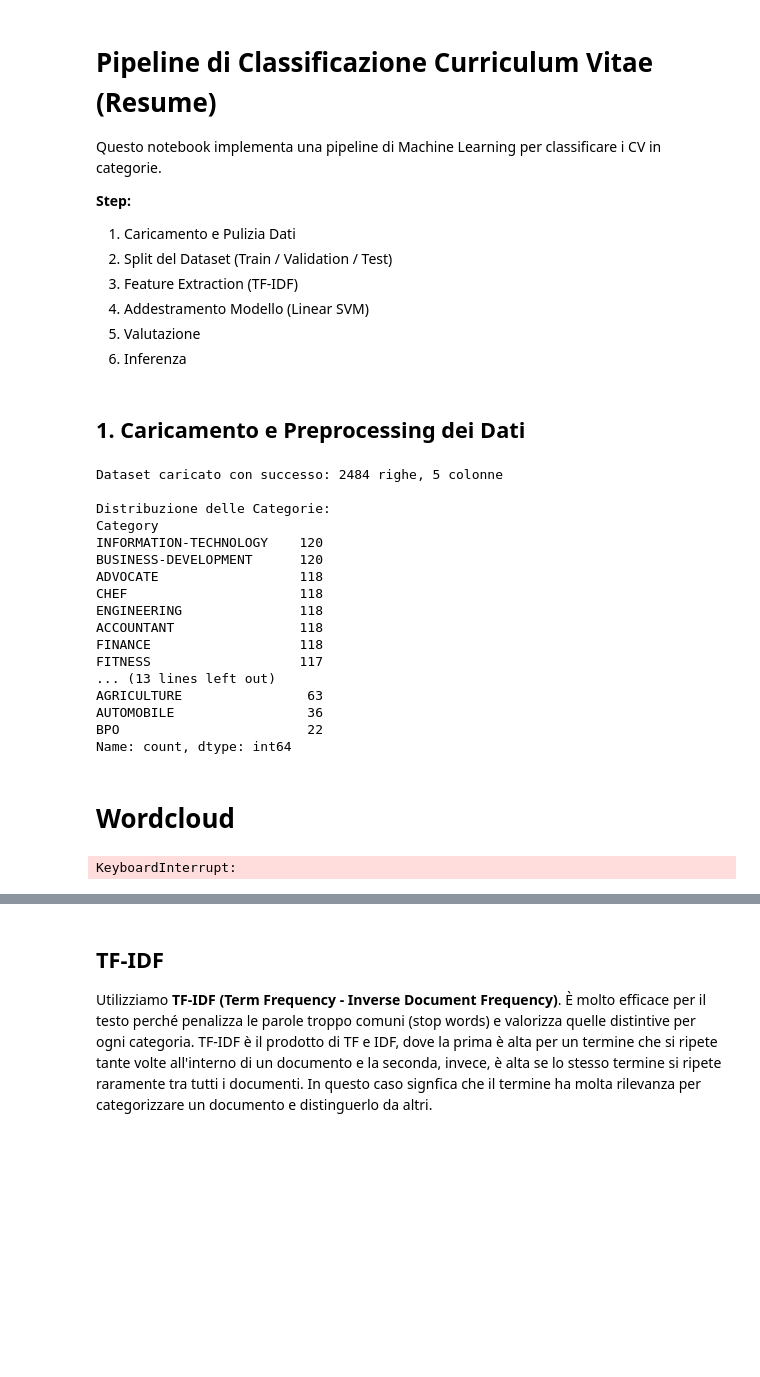
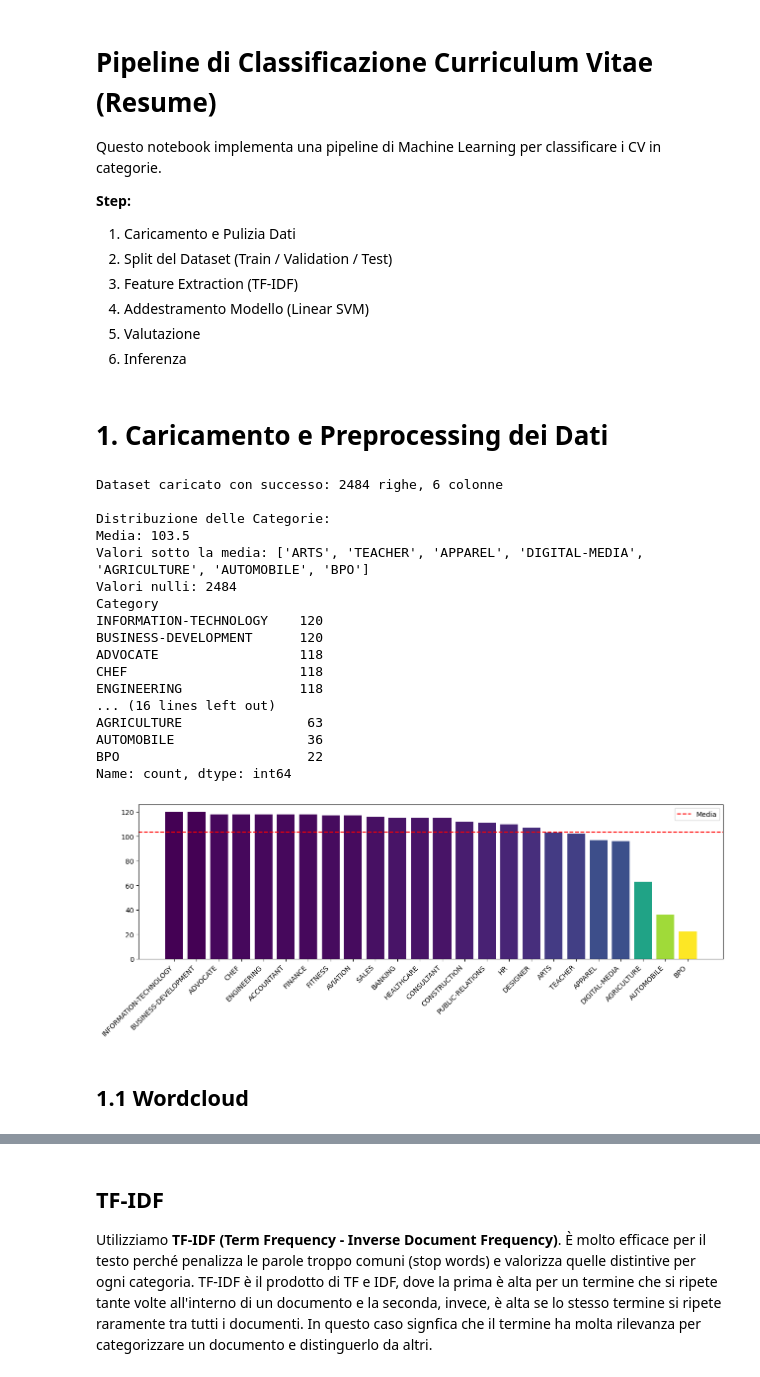
Before and after one commit to BLMando/DataScience, a Jupyter notebook: Progetto_NLP/src/resume_pipeline.ipynb, the cells around one changed output, grey strips where cells are left out. Cells and saved outputs as stored; diff of their text form; code cells hidden in the pictures; blank space fills up the shorter version.

```diff
--- a/Progetto_NLP/src/resume_pipeline.ipynb
+++ b/Progetto_NLP/src/resume_pipeline.ipynb
@@ -31,34 +39,58 @@ from tools import utils as u, plotting as up
 # %% [markdown]
-## 1. Caricamento e Preprocessing dei Dati
+# 1. Caricamento e Preprocessing dei Dati
 # %%
+# preprocessamento -> basta eseguirlo una volta nella vita e poi lo salviamo (tempo di esecuzione ~1m 16s)
 df = pd.read_csv('data/Resume.csv')
-
 df['text'] = df['Resume_str'].apply(u.preprocess_text)
-
-# Visualizzazione delle classi
-print(f"Dataset caricato con successo: {df.shape[0]} righe, {df.shape[1]} colonne")
-print("\nDistribuzione delle Categorie:")
-print(df['Category'].value_counts())
+df.to_csv('data/ppresume.csv')
-# %% [output]
-Dataset caricato con successo: 2484 righe, 5 colonne
-
-Distribuzione delle Categorie:
-Category
-INFORMATION-TECHNOLOGY    120
-BUSINESS-DEVELOPMENT      120
-ADVOCATE                  118
-CHEF                      118
-ENGINEERING               118
-ACCOUNTANT                118
-FINANCE                   118
-FITNESS                   117
-... (13 lines left out)
-AGRICULTURE                63
-AUTOMOBILE                 36
-BPO                        22
-Name: count, dtype: int64
+# %%
+df = pd.read_csv('data/ppresume.csv')
+
+## ------- Visualizzazione delle classi e altri dati
+print(f"Dataset caricato con successo: {df.shape[0]} righe, {df.shape[1]} colonne")
+print("\nDistribuzione delle Categorie:")
+
+categories = df['Category'].value_counts()
+meanv = categories.values.mean()
+
+print(f"Media: {meanv}")
+print(f"Valori sotto la media: {list(categories[categories < meanv].index)}")
+print(f"Valori nulli: {df['text'].isna().count()}")
+print(categories)
+df = df.dropna()
+
+
+## ------ PLOT
+fig, ax = plt.subplots(figsize=(13, 5))
+norm = plt.Normalize(categories.min(), categories.max())
+colors = plt.cm.viridis_r(norm(categories.values))
+ax.bar(categories.index, categories.values, color=colors)
+ax.axhline(y=meanv, color='r', linestyle='--', label='Media')
+ax.set_xticklabels(categories.index, rotation=45, ha="right")
+ax.legend()
+plt.tight_layout()
+plt.show()
+# %% [output]
+Dataset caricato con successo: 2484 righe, 6 colonne
+
+Distribuzione delle Categorie:
+Media: 103.5
+Valori sotto la media: ['ARTS', 'TEACHER', 'APPAREL', 'DIGITAL-MEDIA', 'AGRICULTURE', 'AUTOMOBILE', 'BPO']
+Valori nulli: 2484
+Category
+INFORMATION-TECHNOLOGY    120
+BUSINESS-DEVELOPMENT      120
+ADVOCATE                  118
+CHEF                      118
+ENGINEERING               118
+... (16 lines left out)
+AGRICULTURE                63
+AUTOMOBILE                 36
+BPO                        22
+Name: count, dtype: int64
+[figure, added]
 # %% [markdown]
-# Wordcloud
+## 1.1 Wordcloud
 # %%
 MAX_WORDS = 500
 
@@ -78,5 +110,3 @@ for category in df['Category'].unique():
     category_df = df[df['Category'] == category]
     fig = up.wordcloud(wc, category_df["text"], MAX_WORDS, ENGLISH_STOP_WORDS)
     fig.savefig(f"data/wordcloud/wordcloud_{category}.png", dpi=300)
-# %% [output]
-KeyboardInterrupt:
```
Also changed, not shown: parts of 21 cells of this notebook, 6 other files.
